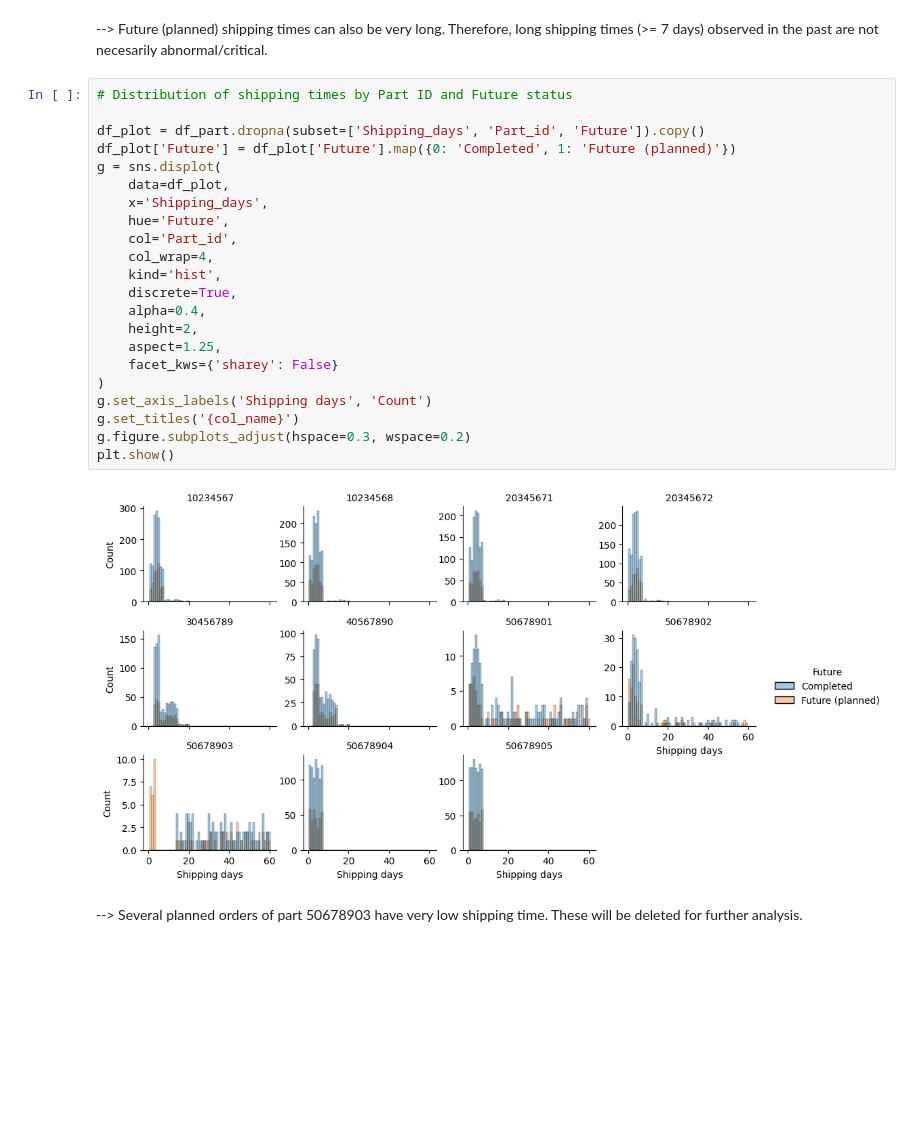
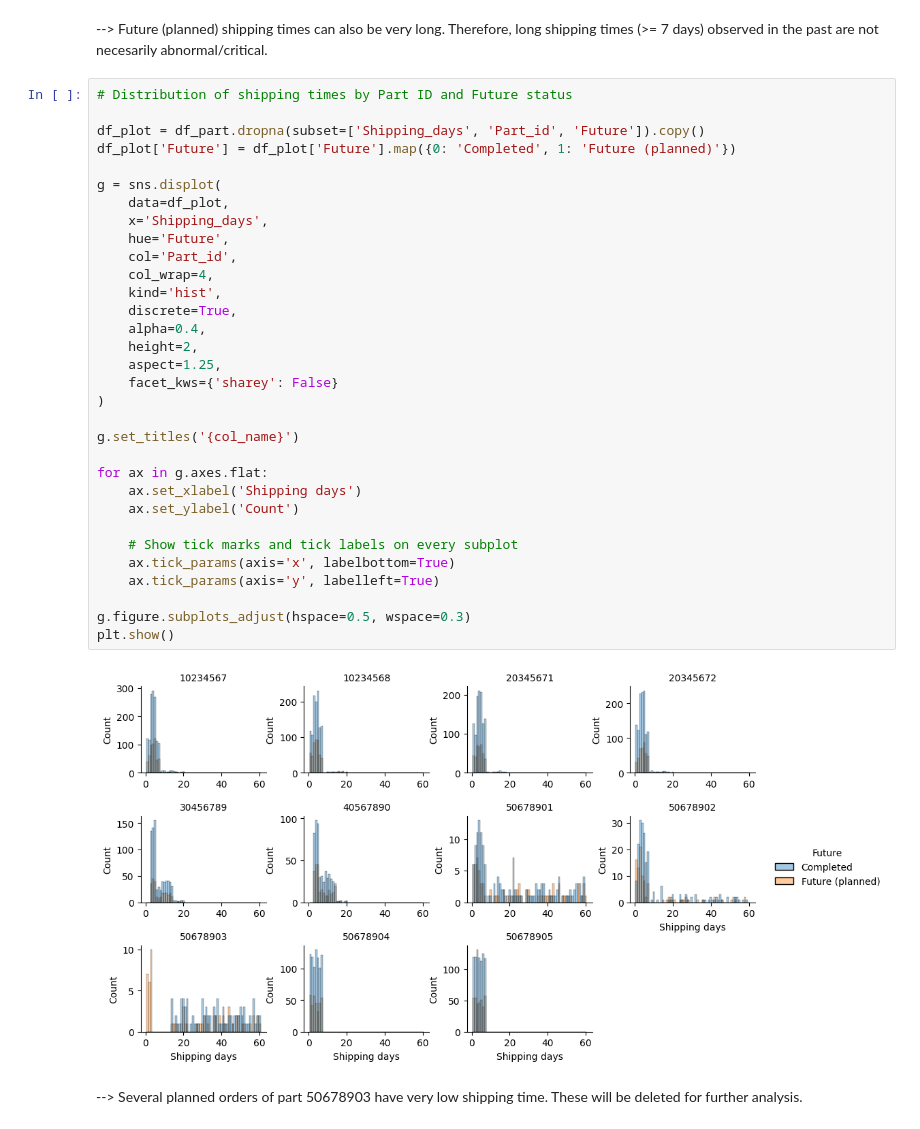
Before and after one commit to Marius089/spare-parts-analysis, a Jupyter notebook: spare_part_task_final.ipynb, the cells around one changed output. Drawn from its saved outputs; the diff is of its cells as text; blank space fills up the shorter version.

```diff
--- a/spare_part_task_final.ipynb
+++ b/spare_part_task_final.ipynb
@@ -419,27 +458,37 @@ plt.show()
 # %%
 # Distribution of shipping times by Part ID and Future status
 
 df_plot = df_part.dropna(subset=['Shipping_days', 'Part_id', 'Future']).copy()
 df_plot['Future'] = df_plot['Future'].map({0: 'Completed', 1: 'Future (planned)'})
+
 g = sns.displot(
     data=df_plot,
     x='Shipping_days',
     hue='Future',
     col='Part_id',
     col_wrap=4,
     kind='hist',
     discrete=True,
     alpha=0.4,
     height=2,
     aspect=1.25,
     facet_kws={'sharey': False}
 )
-g.set_axis_labels('Shipping days', 'Count')
+
 g.set_titles('{col_name}')
-g.figure.subplots_adjust(hspace=0.3, wspace=0.2)
+
+for ax in g.axes.flat:
+    ax.set_xlabel('Shipping days')
+    ax.set_ylabel('Count')
+
+    # Show tick marks and tick labels on every subplot
+    ax.tick_params(axis='x', labelbottom=True)
+    ax.tick_params(axis='y', labelleft=True)
+
+g.figure.subplots_adjust(hspace=0.5, wspace=0.3)
 plt.show()
 # %% [output]
-[figure, old version]
+[figure, new version]
 # %% [markdown]
 --> Several planned orders of part 50678903 have very low shipping time. These will be deleted for further analysis.
 # %%
```
Also changed, not shown: parts of 4 cells of this notebook.
